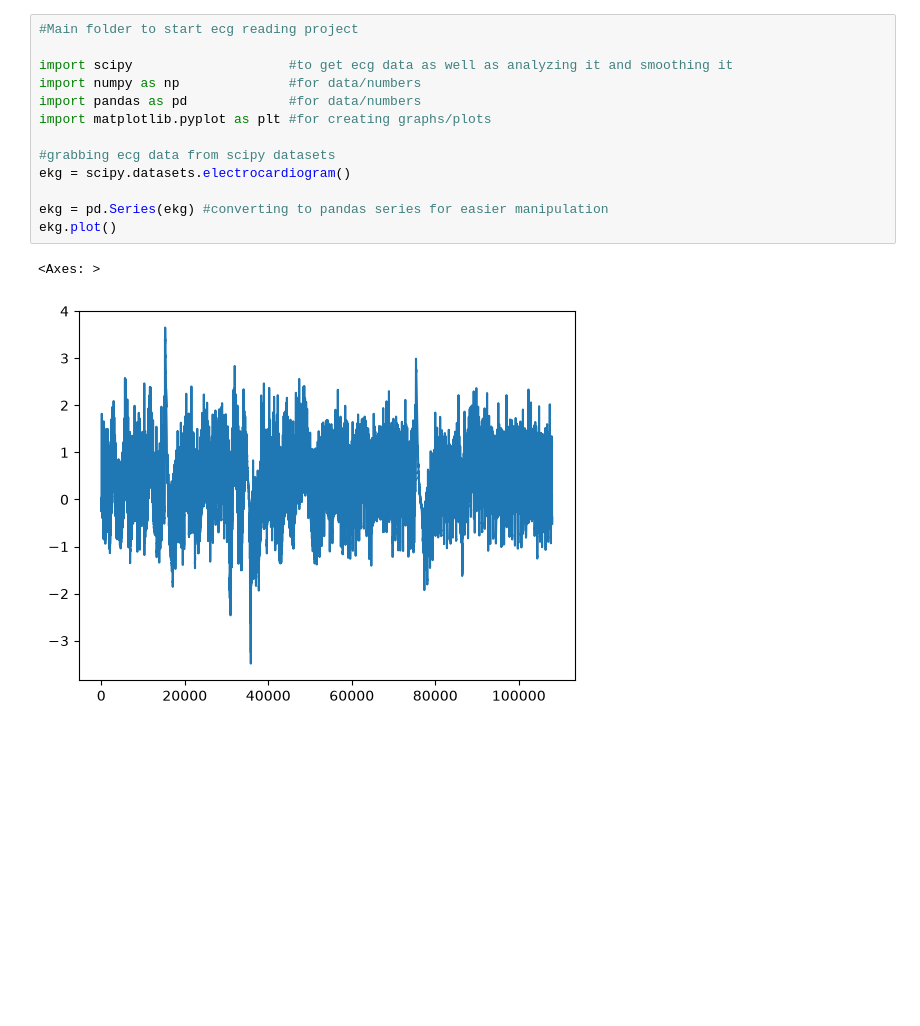
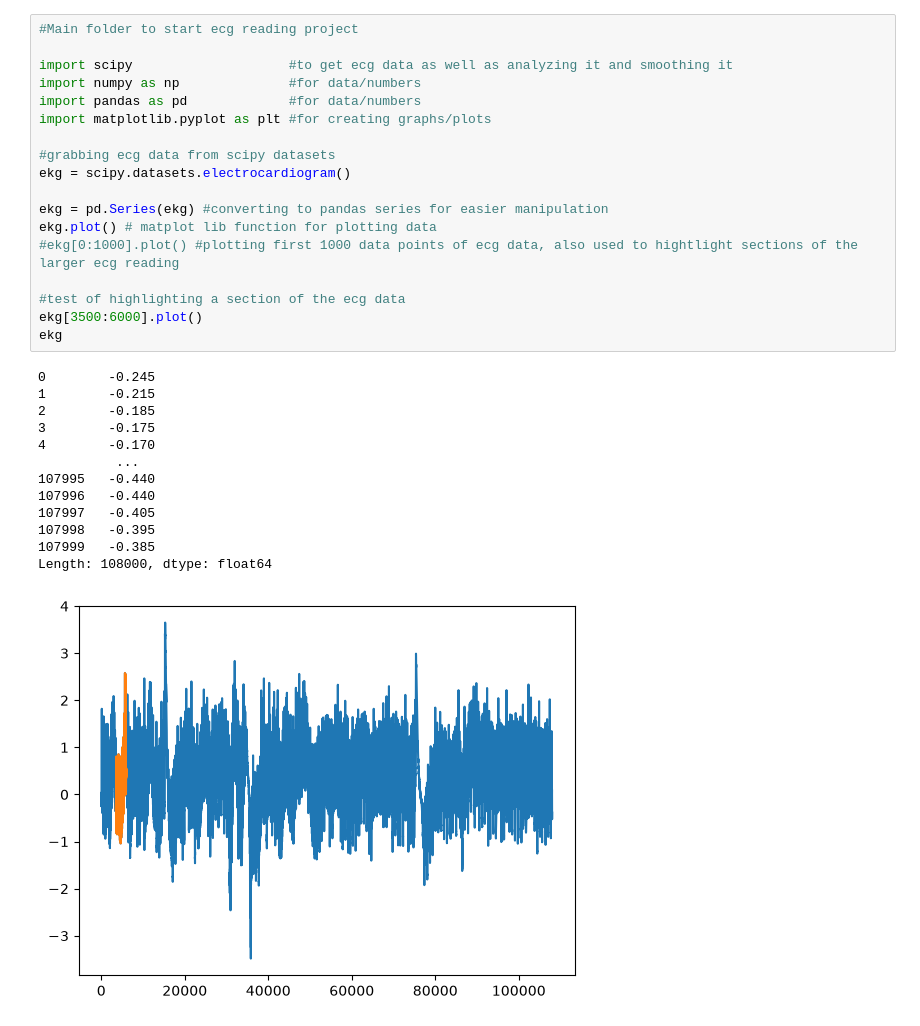
Before and after one commit to Cxmxrli/Heart-Rate-Data-Visualiser, a Jupyter notebook: ecg_jup.ipynb, the cells around one changed output. Cells and saved outputs as stored; diff of their text form; blank space fills up the shorter version.

```diff
--- a/ecg_jup.ipynb
+++ b/ecg_jup.ipynb
@@ -1,16 +1,32 @@
 # %%
 #Main folder to start ecg reading project
 
 import scipy                    #to get ecg data as well as analyzing it and smoothing it
 import numpy as np              #for data/numbers
 import pandas as pd             #for data/numbers
 import matplotlib.pyplot as plt #for creating graphs/plots
 
 #grabbing ecg data from scipy datasets
 ekg = scipy.datasets.electrocardiogram()
 
 ekg = pd.Series(ekg) #converting to pandas series for easier manipulation
-ekg.plot()
+ekg.plot() # matplot lib function for plotting data
+#ekg[0:1000].plot() #plotting first 1000 data points of ecg data, also used to hightlight sections of the larger ecg reading
+
+#test of highlighting a section of the ecg data
+ekg[3500:6000].plot()
+ekg
 # %% [output]
-<Axes: >
+0        -0.245
+1        -0.215
+2        -0.185
+3        -0.175
+4        -0.170
+          ...
+107995   -0.440
+107996   -0.440
+107997   -0.405
+107998   -0.395
+107999   -0.385
+Length: 108000, dtype: float64
-[figure, old version]
+[figure, new version]
```
Also changed, not shown: parts of 1 cell of this notebook.
